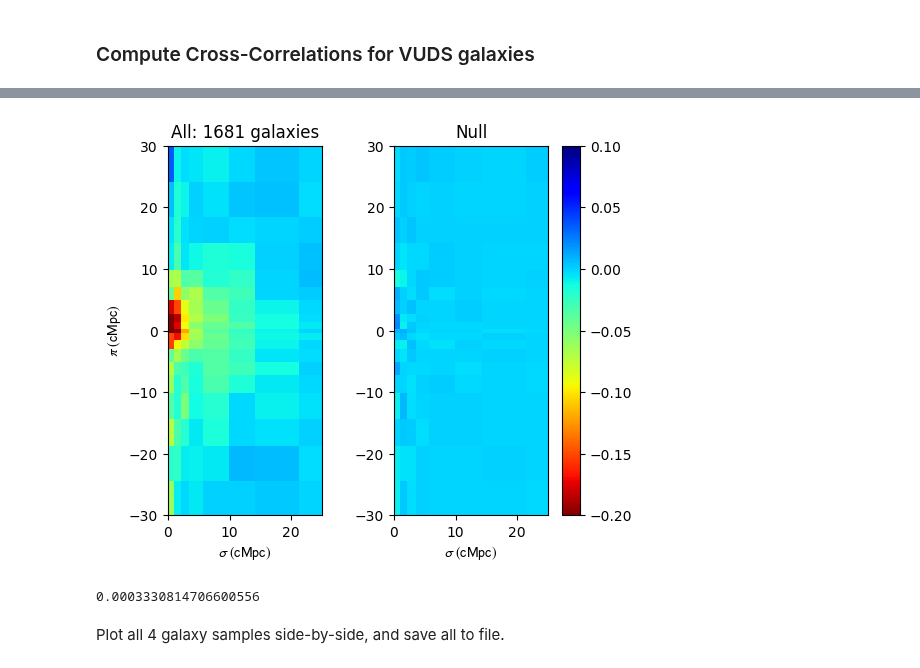
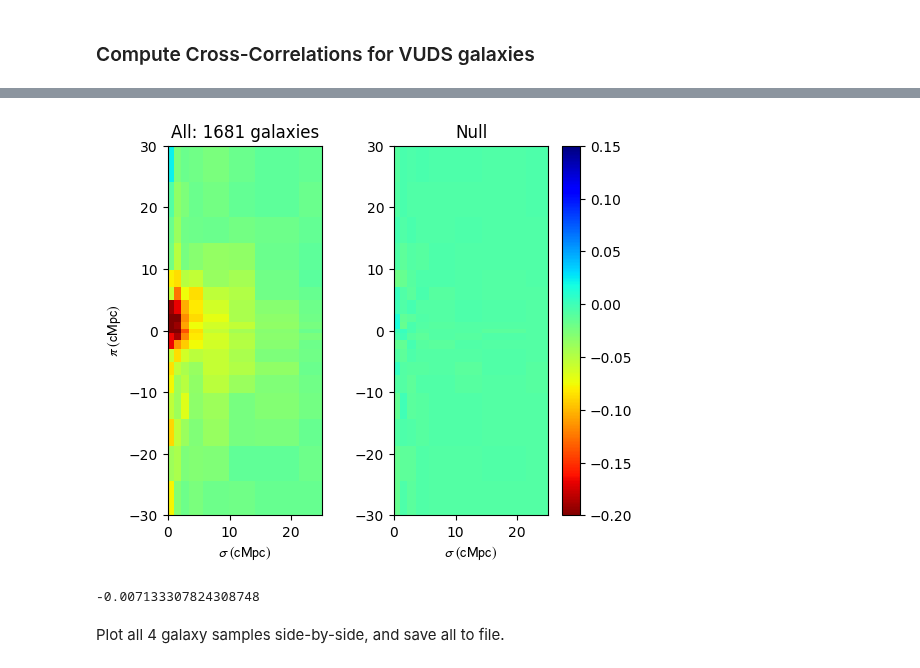
Before and after one commit to kheegan/crosscorr2017, a Jupyter notebook: crosscorr_cl2017.ipynb, the cells around one changed output, grey strips where cells are left out. Saved outputs shown, nothing was run; the diff lists cells and outputs as text; code cells hidden in the pictures.

Commit message:
Added version which divides by global fmean

```diff
--- a/crosscorr_cl2017.ipynb
+++ b/crosscorr_cl2017.ipynb
@@ -65,8 +65,8 @@ fmean_str = ascii.read('fmean_measured_v4.dat')
 zmid = fmean_str['zmid']
 F_mean = fmean_str['F_mean']
 
-Fcorr = np.interp(lyapix.z, zmid, F_mean) / np.exp(-taueff_evo(lyapix.z))
-lyapix.delta = ((1.+lyapix.delta)/Fcorr)-1.
+#Fcorr = np.interp(lyapix.z, zmid, F_mean) / np.exp(-taueff_evo(lyapix.z))
+#lyapix.delta = ((1.+lyapix.delta)/np.exp(-taueff_evo(lyapix.z)))-1.
 # %% [output]
 Read in 92772 Ly-a forest pixels
 [figure]
@@ -507,39 +507,39 @@ Finished evaluating cross-correlations. This took 51.457294 seconds
 0 galaxies had no cross-correlations within these bins.
 # %%
-np.save("xcorr_all_v4.npy", XCorr_all)
-np.save("xcorr_rand_all_v4.npy", XCorr_all_rand)
+np.save("xcorr_all_globalf_v4.npy", XCorr_all)
+np.save("xcorr_rand_all_globalf_v4.npy", XCorr_all_rand)
 
 SigMax = 25.
 PiMin = -30.
 PiMax = 30.
 
 fig, (ax1, ax2)= plt.subplots(1,2)
 
-pcm=ax1.pcolormesh(X, Y, XCorrArr,cmap='jet_r',vmin=-0.2, vmax=0.1 )
+pcm=ax1.pcolormesh(X, Y, XCorrArr,cmap='jet_r',vmin=-0.2, vmax=0.15 )
 ax1.set_aspect('equal')
 ax1.set_xlim(np.min(X), SigMax)
 ax1.set_ylim(PiMin, PiMax)
 ax1.set_xlabel(r'$\sigma\; (\mathrm{cMpc})$')
 ax1.set_ylabel(r'$\pi\; (\mathrm{cMpc})$')
 ax1.set_title("All: %i galaxies" % len(gal))
 
-ax2.pcolormesh(X, Y, XCorrRand, cmap='jet_r',vmin=-0.2,vmax=0.1)
+ax2.pcolormesh(X, Y, XCorrRand, cmap='jet_r',vmin=-0.2,vmax=0.15)
 ax2.set_aspect('equal')
 ax2.set_xlim(np.min(X), SigMax)
 ax2.set_ylim(PiMin, PiMax)
 ax2.set_xlabel(r'$\sigma\; (\mathrm{cMpc})$')
 ax2.set_title("Null")
 
 #fig.colorbar(pcm, ax=ax1)
 fig.colorbar(pcm, ax=ax2)
 fig.subplots_adjust(wspace=-0.2)
 
 plt.show()
 
 print(np.mean(XCorrRand))
 # %% [output]
-[figure, old version]
+[figure, new version]
-0.0003330814706600556
+-0.007133307824308748
 # %% [markdown]
 Plot all 4 galaxy samples side-by-side, and save all to file.
 # %%
```
Also changed, not shown: parts of 12 cells of this notebook, 1 other file.
